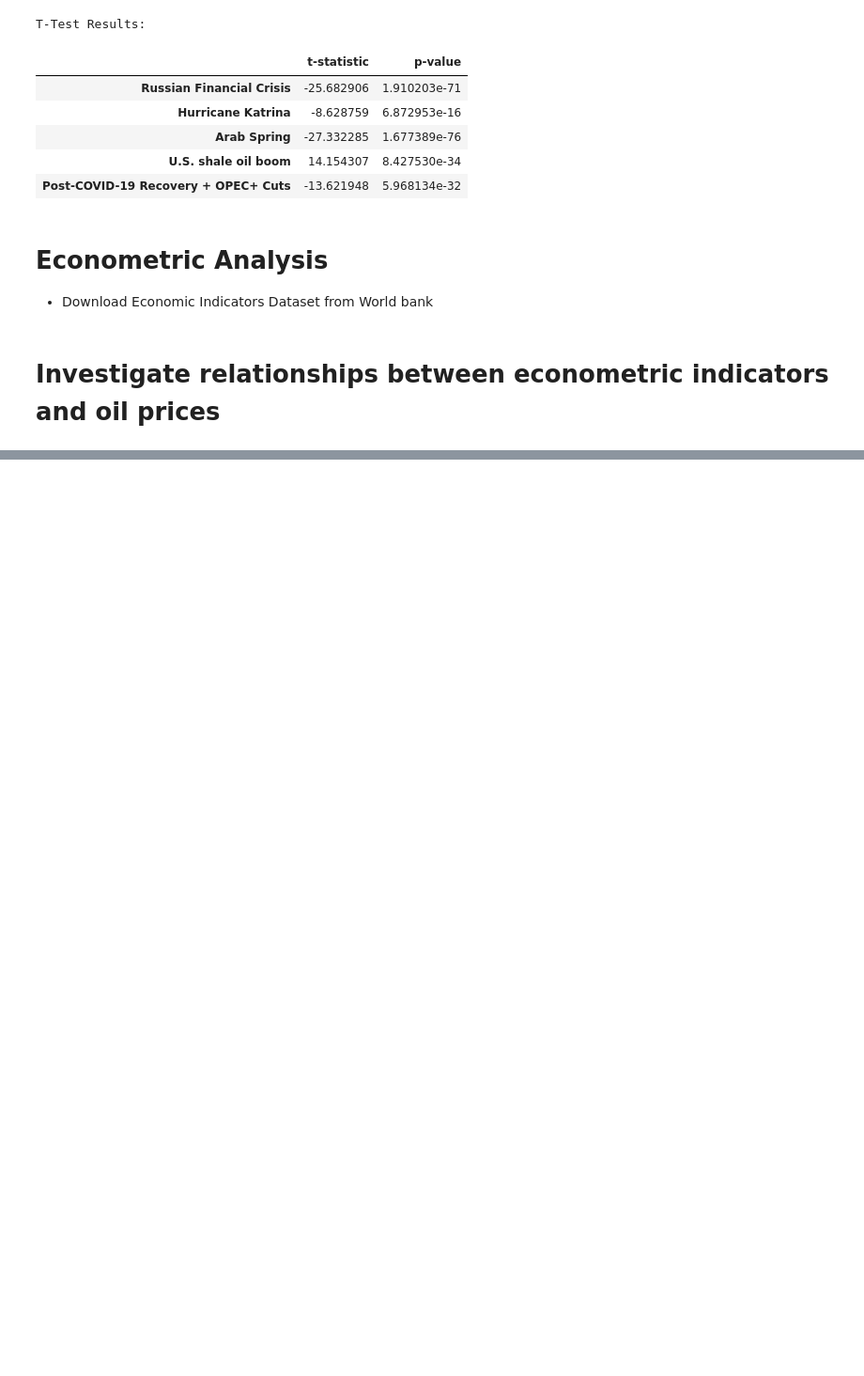
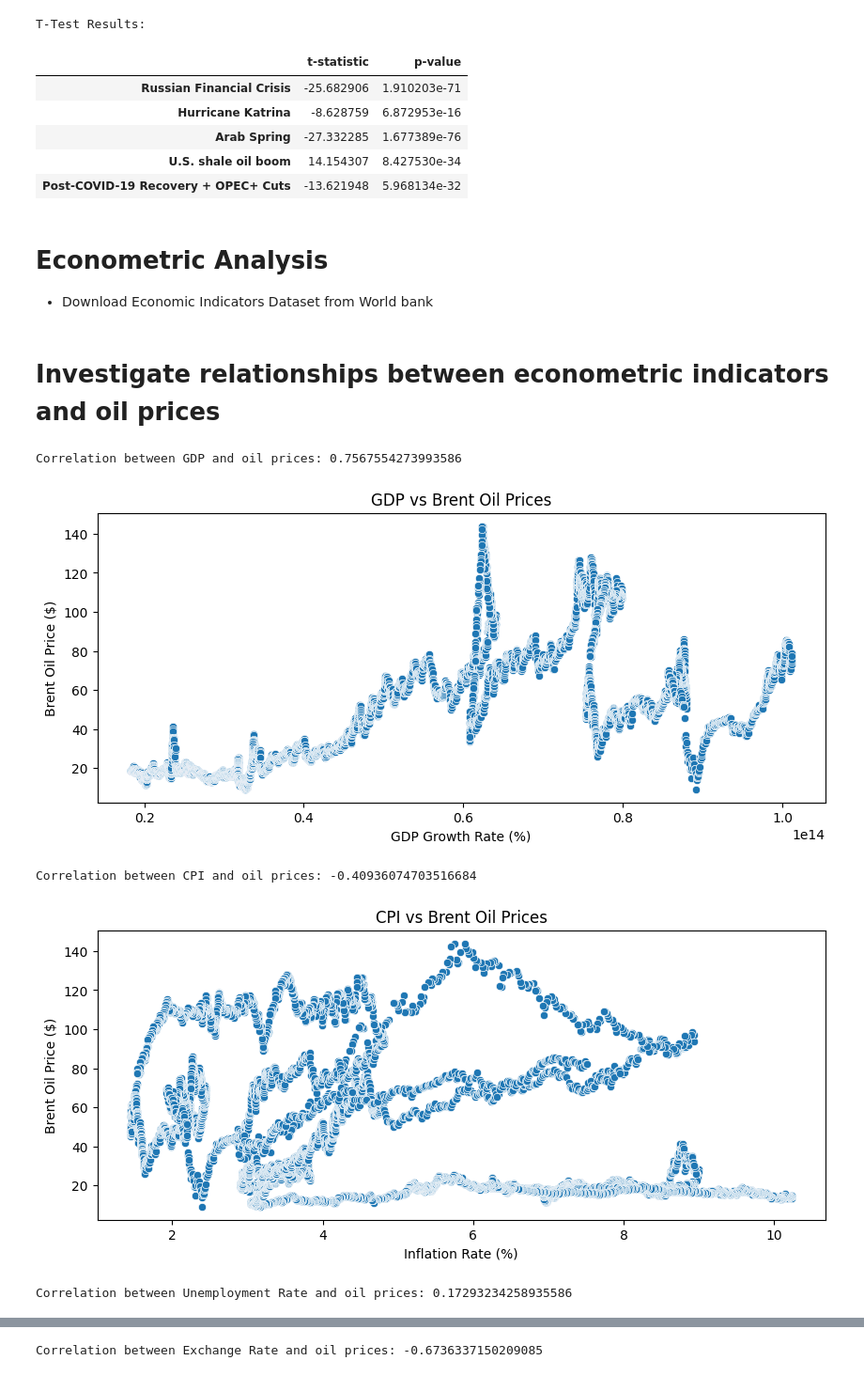
Before and after one commit to nebiyu-getachew/Brent-Time-Shift, a Jupyter notebook: notebooks/task_2.ipynb, the cells around one changed output, grey strips where cells are left out. Shown at 94% size. Drawn from its saved outputs; the diff is of its cells as text; code cells hidden in the pictures; blank space fills up the shorter version.

Commit message:
Investigate relationships between econometric indicators and oil prices

```diff
--- a/notebooks/task_2.ipynb
+++ b/notebooks/task_2.ipynb
@@ -179,3 +179,42 @@ unemployment_data_daily.to_csv("../data/Unemployment_Rate_cleaned_data_daily.csv
 exchange_rate_data_daily.to_csv("../data/Exchange_Rate_cleaned_data_daily.csv", index=False)
 # %% [markdown]
 # Investigate relationships between econometric indicators and oil prices
+# %%
+def analyze_indicators(gdp_data, inflation_data, unemployment_data, exchange_rate_data, oil_data):
+
+    # Function to merge and analyze
+    def analyze_and_plot(indicator_data, indicator_name, oil_data, x_label):
+        merged_data = pd.merge(indicator_data, oil_data.reset_index(), on='Date')
+
+        # Drop NaN values to ensure correlation calculation is valid
+        merged_data.dropna(inplace=True)
+        correlation = merged_data[indicator_name].corr(merged_data['Price'])
+        print(f"Correlation between {indicator_name} and oil prices: {correlation}")
+
+        # Scatter plot
+        plt.figure(figsize=(10, 4))
+        sns.scatterplot(data=merged_data, x=indicator_name, y='Price')
+        plt.title(f'{indicator_name} vs Brent Oil Prices')
+        plt.xlabel(x_label)
+        plt.ylabel('Brent Oil Price ($)')
+        plt.show()
+
+    # Analyze GDP
+    analyze_and_plot(gdp_data, 'GDP', oil_data, 'GDP Growth Rate (%)')
+
+    # Analyze Inflation
+    analyze_and_plot(inflation_data, 'CPI', oil_data, 'Inflation Rate (%)')
+
+    # Analyze Unemployment
+    analyze_and_plot(unemployment_data, 'Unemployment Rate', oil_data, 'Unemployment Rate (%)')
+
+    # Analyze Exchange Rate
+    analyze_and_plot(exchange_rate_data, 'Exchange Rate', oil_data, 'Exchange Rate (USD to Local Currency)')
+
+analyze_indicators(gdp_data_daily, cpi_data_daily, unemployment_data_daily, exchange_rate_data_daily, price_data)
+# %% [output]
+Correlation between GDP and oil prices: 0.7567554273993586
+[figure, added]
+Correlation between CPI and oil prices: -0.40936074703516684
+[figure, added]
+Correlation between Unemployment Rate and oil prices: 0.17293234258935586
@@ -181,0 +222 @@ exchange_rate_data_daily.to_csv("../data/Exchange_Rate_cleaned_data_daily.csv",
+Correlation between Exchange Rate and oil prices: -0.6736337150209085
```
Also changed, not shown: parts of 1 cell of this notebook.
